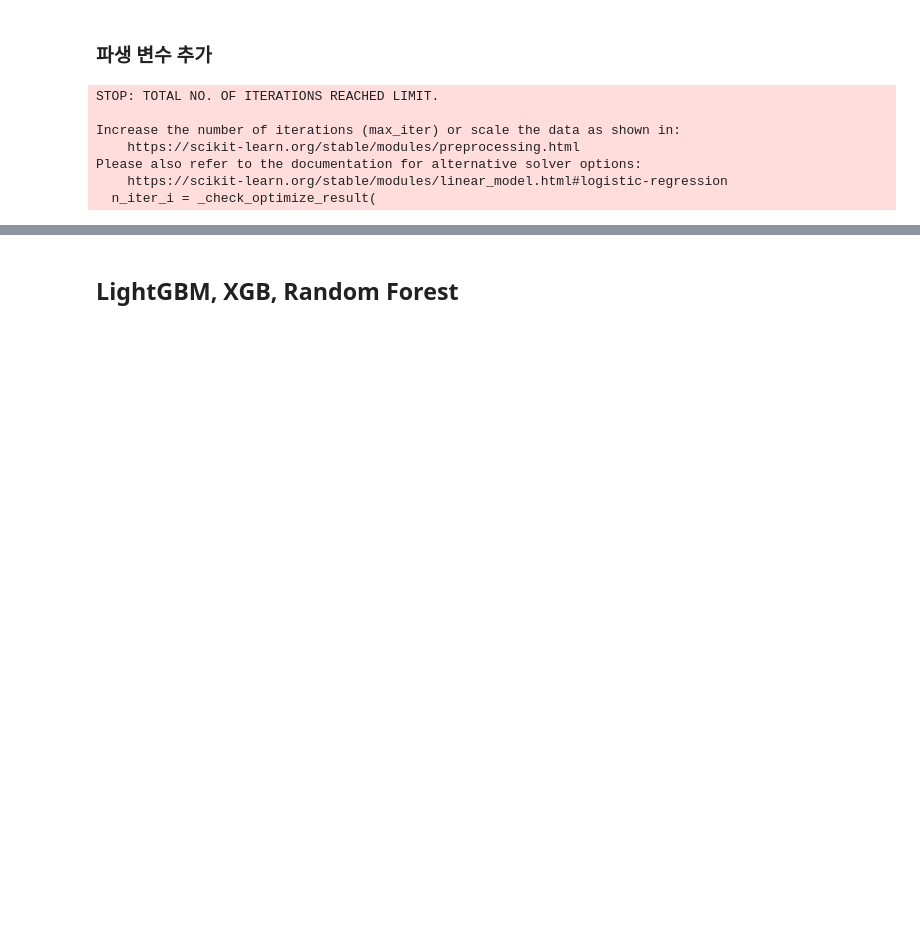
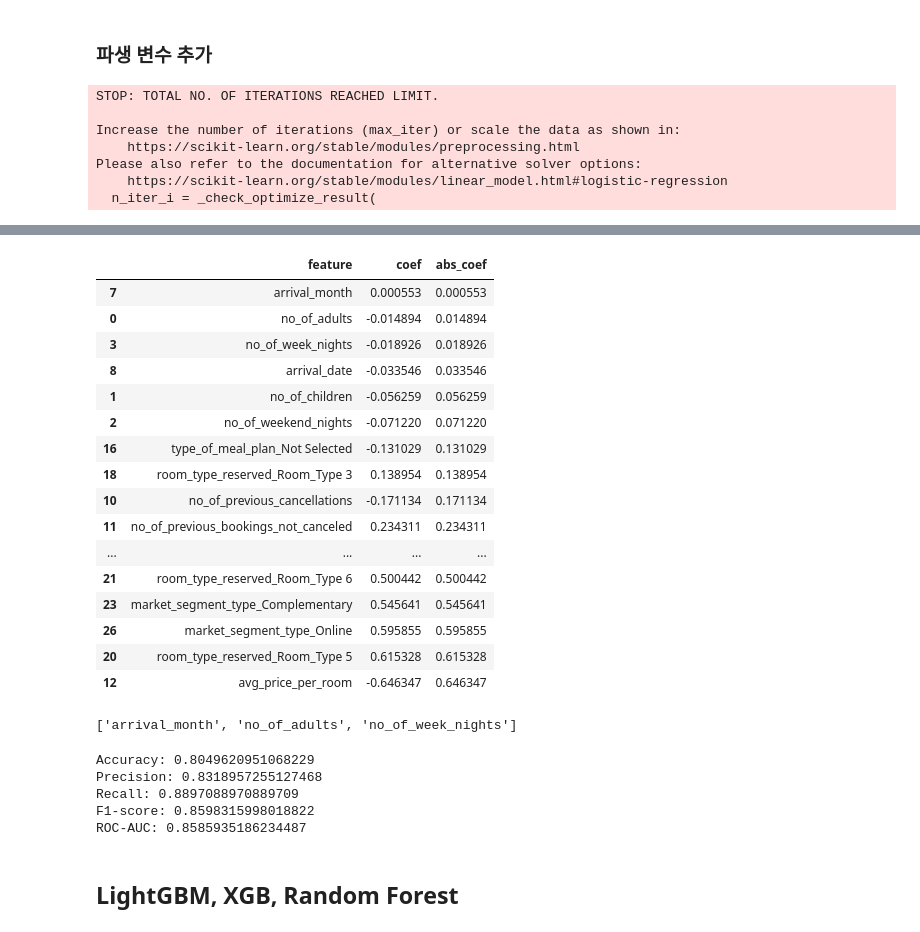
Before and after one commit to yuhui-0611/ESAA, a Jupyter notebook: ESAA_OB_mini_project1.ipynb, the cells around one changed output, grey strips where cells are left out. Saved outputs shown, nothing was run; the diff lists cells and outputs as text; code cells hidden in the pictures; blank space fills up the shorter version.

```diff
--- a/ESAA_OB_mini_project1.ipynb
+++ b/ESAA_OB_mini_project1.ipynb
@@ -691,0 +753,25 @@ weighted avg       0.80      0.80      0.80      7255
+# %%
+coef_df.sort_values(by='abs_coef', ascending=True).head(20)
+# %% [output]
+|  | feature | coef | abs_coef |
+| 7 | arrival_month | 0.000553 | 0.000553 |
+| 0 | no_of_adults | -0.014894 | 0.014894 |
+| 3 | no_of_week_nights | -0.018926 | 0.018926 |
+| 8 | arrival_date | -0.033546 | 0.033546 |
+| 1 | no_of_children | -0.056259 | 0.056259 |
+| 2 | no_of_weekend_nights | -0.071220 | 0.071220 |
+| 16 | type_of_meal_plan_Not Selected | -0.131029 | 0.131029 |
+| 18 | room_type_reserved_Room_Type 3 | 0.138954 | 0.138954 |
+| 10 | no_of_previous_cancellations | -0.171134 | 0.171134 |
+| 11 | no_of_previous_bookings_not_canceled | 0.234311 | 0.234311 |
+| ... | ... | ... | ... |
+| 21 | room_type_reserved_Room_Type 6 | 0.500442 | 0.500442 |
+| 23 | market_segment_type_Complementary | 0.545641 | 0.545641 |
+| 26 | market_segment_type_Online | 0.595855 | 0.595855 |
+| 20 | room_type_reserved_Room_Type 5 | 0.615328 | 0.615328 |
+| 12 | avg_price_per_room | -0.646347 | 0.646347 |
+# %%
+low_importance_features = coef_df.sort_values(by='abs_coef', ascending=True).head(3)['feature'].tolist()
+low_importance_features
+# %% [output]
+['arrival_month', 'no_of_adults', 'no_of_week_nights']
@@ -692,3 +781,21 @@ weighted avg       0.80      0.80      0.80      7255
+# %%
+lr_reduced = LogisticRegression(max_iter=1000, random_state=42)
+lr_reduced.fit(X_train_lr_reduced, y_train)
+
+y_pred_lr_reduced = lr_reduced.predict(X_test_lr_reduced)
+y_pred_proba_lr_reduced = lr_reduced.predict_proba(X_test_lr_reduced)[:, 1]
+
+print("Accuracy:", accuracy_score(y_test, y_pred_lr_reduced))
+print("Precision:", precision_score(y_test, y_pred_lr_reduced))
+print("Recall:", recall_score(y_test, y_pred_lr_reduced))
+print("F1-score:", f1_score(y_test, y_pred_lr_reduced))
+print("ROC-AUC:", roc_auc_score(y_test, y_pred_proba_lr_reduced))
+# %% [output]
+Accuracy: 0.8049620951068229
+Precision: 0.8318957255127468
+Recall: 0.8897088970889709
+F1-score: 0.8598315998018822
+ROC-AUC: 0.8585935186234487
 # %% [markdown]
 ## LightGBM, XGB, Random Forest
 # %%
```
Also changed, not shown: parts of 44 cells of this notebook.
